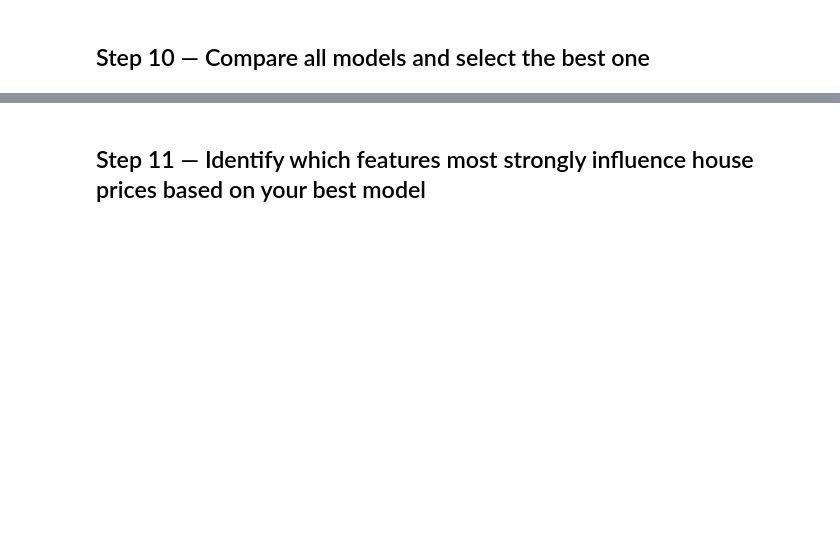
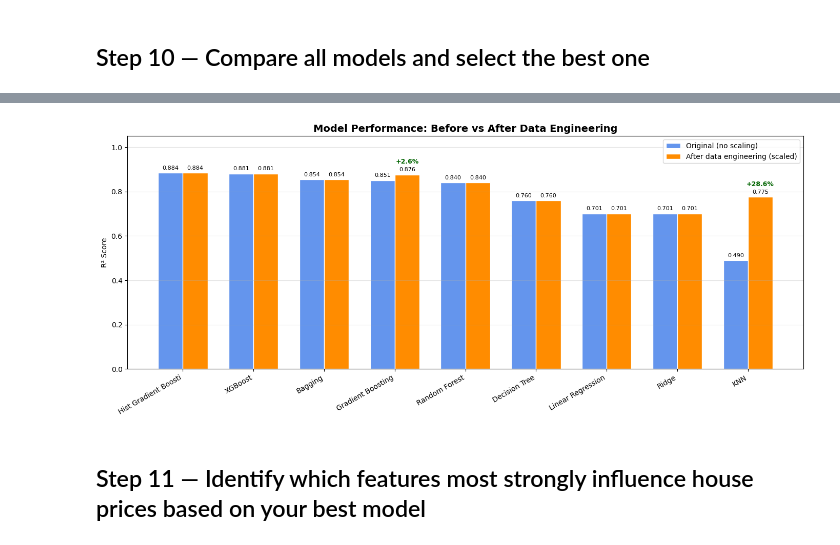
Before and after one commit to windows2t2/mini-project---ironkaggle, a Jupyter notebook: mycode.ipynb, the cells around one changed output, grey strips where cells are left out. Cells and saved outputs as stored; diff of their text form; code cells hidden in the pictures; blank space fills up the shorter version.

```diff
--- a/mycode.ipynb
+++ b/mycode.ipynb
@@ -249,0 +300,12 @@ Best model Hist Gradient Boosting  |  R² = 0.8845  |  MAE = $70,268
+# %%
+scaled_results = []
+for name, m in models_scaled.items():
+    m.fit(X_tr_scaled, y_train)
+    p = m.predict(X_te_scaled)
+    scaled_results.append({'Model': name + ' (scaled)', 'R² Test': round(r2_score(y_test, p), 4),
+        'MAE': round(mean_absolute_error(y_test, p), 2),})
+
+scaled_df = pd.DataFrame(scaled_results).sort_values('R² Test', ascending=False).reset_index(drop=True)
+
+print('\nthe 9 Models on Scaled Data')
+print(scaled_df.to_string(index=False))
@@ -250,2 +338,10 @@ Best model Hist Gradient Boosting  |  R² = 0.8845  |  MAE = $70,268
 # %% [markdown]
 ## Step 10 — Compare all models and select the best one
+# %%
+compare = results_df[['Model', 'R² Test']].copy()
+compare['R² (scaled)'] = [scaled_df.loc[scaled_df['Model'].str.startswith(m.split(' (')[0]), 'R² Test'].values[0]
+                          if any(scaled_df['Model'].str.startswith(m.split(' (')[0])) else None
+                          for m in results_df['Model']]
+
+print('\nComparison table:')
+print(compare.to_string(index=False))
@@ -252,2 +360,35 @@ Best model Hist Gradient Boosting  |  R² = 0.8845  |  MAE = $70,268
+# %%
+models_short = [m[:20] if len(m) > 20 else m for m in compare['Model']]
+x = np.arange(len(models_short))
+width = 0.35
+
+fig, ax = plt.subplots(figsize=(14, 6))
+bars1 = ax.bar(x - width/2, compare['R² Test'], width, label='Original (no scaling)', color='cornflowerblue', edgecolor='white')
+bars2 = ax.bar(x + width/2, compare['R² (scaled)'], width, label='After data engineering (scaled)', color='darkorange', edgecolor='white')
+
+ax.set_xticks(x)
+ax.set_xticklabels(models_short, rotation=30, ha='right')
+ax.set_ylabel('R² Score')
+ax.set_title('Model Performance: Before vs After Data Engineering', fontsize=14, fontweight='bold')
+ax.legend()
+ax.set_ylim(0, 1.05)
+ax.grid(axis='y', alpha=0.3)
+
+# Annotate bars
+for bar in bars1:
+    ax.text(bar.get_x() + bar.get_width()/2, bar.get_height() + 0.01, f'{bar.get_height():.3f}', ha='center', va='bottom', fontsize=8)
+for bar in bars2:
+    ax.text(bar.get_x() + bar.get_width()/2, bar.get_height() + 0.01, f'{bar.get_height():.3f}', ha='center', va='bottom', fontsize=8)
+
+# Highlight improvements
+for i, (before, after) in enumerate(zip(compare['R² Test'], compare['R² (scaled)'])):
+    if after and after - before > 0.02:
+        improvement = (after - before) * 100
+        ax.annotate(f'+{improvement:.1f}%', xy=(x[i] + width/2, after + 0.05), ha='center', fontsize=9, fontweight='bold', color='darkgreen')
+
+plt.tight_layout()
+plt.show()
+# %% [output]
+[figure, added]
 # %% [markdown]
 ## Step 11 — Identify which features most strongly influence house prices based on your best model
```
Also changed, not shown: parts of 23 cells of this notebook, 2 other files.
